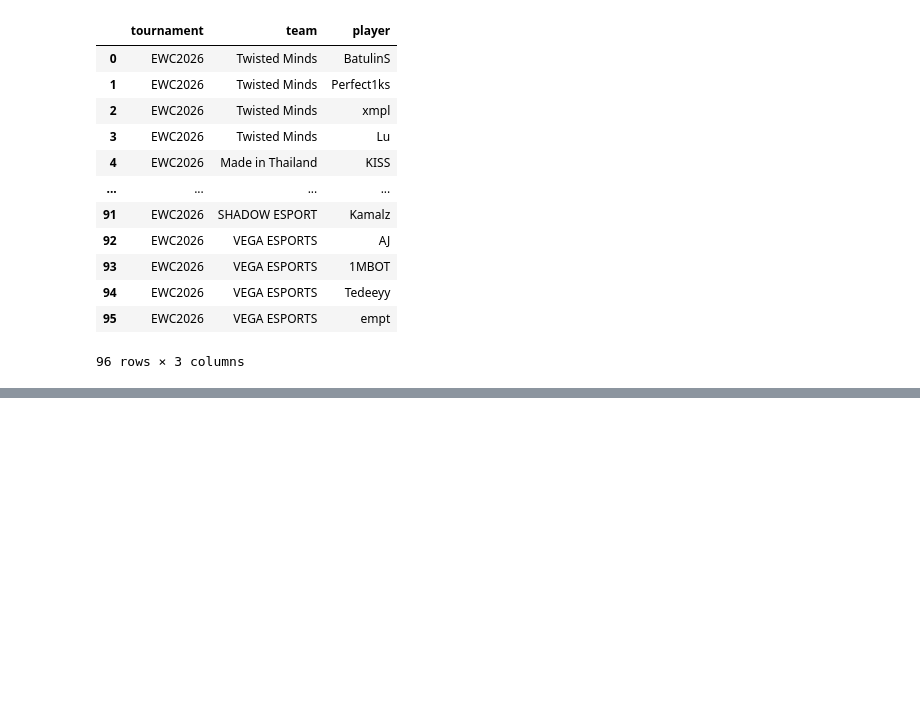
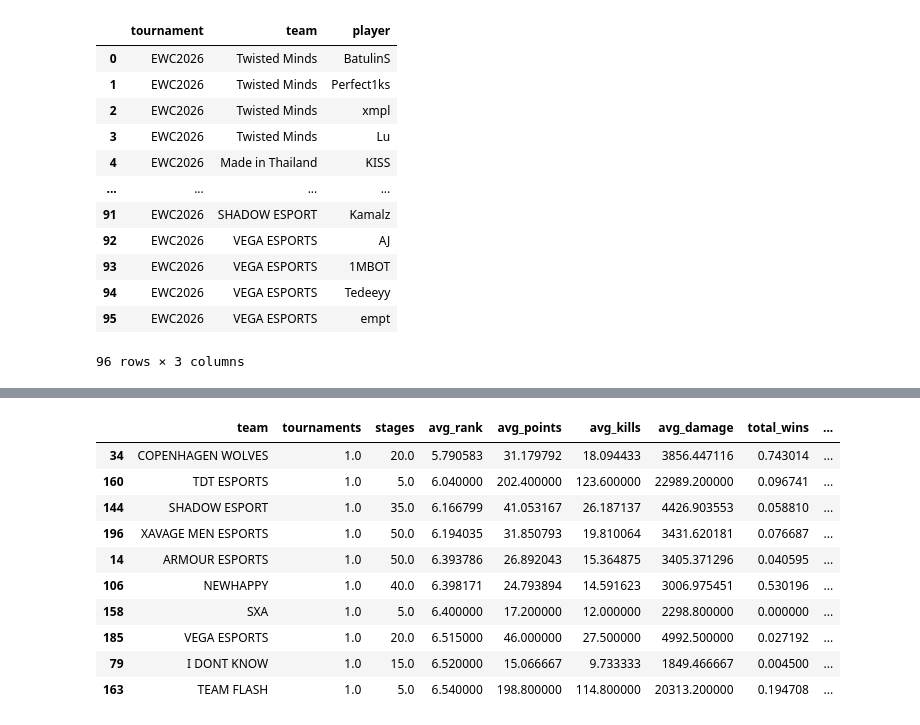
Before and after one commit to NTMQuannuaQMTN/ewcpubg, a Jupyter notebook: notebooks/ewcpubg.ipynb, the cells around one changed output, grey strips where cells are left out. Cells and saved outputs as stored; diff of their text form; code cells hidden in the pictures; blank space fills up the shorter version.

```diff
--- a/notebooks/ewcpubg.ipynb
+++ b/notebooks/ewcpubg.ipynb
@@ -1386,0 +1415,43 @@ prediction
+# %%
+def _team_weighted_row(x):
+    w = x["history_weight"]
+
+    most_recent_idx = x["tournament"].map(RECENCY_BY_NAME).fillna(1.0).idxmax()
+    recent_avg_rank = x.loc[most_recent_idx, "avgRank"]
+
+    return pd.Series({
+        "tournaments": x["tournament"].nunique(),
+        "stages": len(x),
+
+        "avg_rank": np.average(x["avgRank"], weights=w),
+        "avg_points": np.average(x["totalPoints"], weights=w),
+        "avg_kills": np.average(x["kills"], weights=w),
+        "avg_damage": np.average(x["damageDealt"], weights=w),
+        "total_wins": (x["wins"] * w).sum(),
+
+        "recent_avg_rank": recent_avg_rank,
+        "twire_team_rating": x["twire_team_rating"].iloc[0],
+        "strength_of_schedule": np.average(x["strength_of_schedule"], weights=w),
+    })
+
+
+team_weighted_history = (
+    team_df
+    .groupby("team")
+    .apply(_team_weighted_row)
+    .reset_index()
+)
+
+team_weighted_history.sort_values("avg_rank").head(10)
+# %% [output]
+|  | team | tournaments | stages | avg_rank | avg_points | avg_kills | avg_damage | total_wins | ... |
+| 34 | COPENHAGEN WOLVES | 1.0 | 20.0 | 5.790583 | 31.179792 | 18.094433 | 3856.447116 | 0.743014 | ... |
+| 160 | TDT ESPORTS | 1.0 | 5.0 | 6.040000 | 202.400000 | 123.600000 | 22989.200000 | 0.096741 | ... |
+| 144 | SHADOW ESPORT | 1.0 | 35.0 | 6.166799 | 41.053167 | 26.187137 | 4426.903553 | 0.058810 | ... |
+| 196 | XAVAGE MEN ESPORTS | 1.0 | 50.0 | 6.194035 | 31.850793 | 19.810064 | 3431.620181 | 0.076687 | ... |
+| 14 | ARMOUR ESPORTS | 1.0 | 50.0 | 6.393786 | 26.892043 | 15.364875 | 3405.371296 | 0.040595 | ... |
+| 106 | NEWHAPPY | 1.0 | 40.0 | 6.398171 | 24.793894 | 14.591623 | 3006.975451 | 0.530196 | ... |
+| 158 | SXA | 1.0 | 5.0 | 6.400000 | 17.200000 | 12.000000 | 2298.800000 | 0.000000 | ... |
+| 185 | VEGA ESPORTS | 1.0 | 20.0 | 6.515000 | 46.000000 | 27.500000 | 4992.500000 | 0.027192 | ... |
+| 79 | I DONT KNOW | 1.0 | 15.0 | 6.520000 | 15.066667 | 9.733333 | 1849.466667 | 0.004500 | ... |
+| 163 | TEAM FLASH | 1.0 | 5.0 | 6.540000 | 198.800000 | 114.800000 | 20313.200000 | 0.194708 | ... |
```
Also changed, not shown: parts of 57 cells of this notebook, 9 other files.
